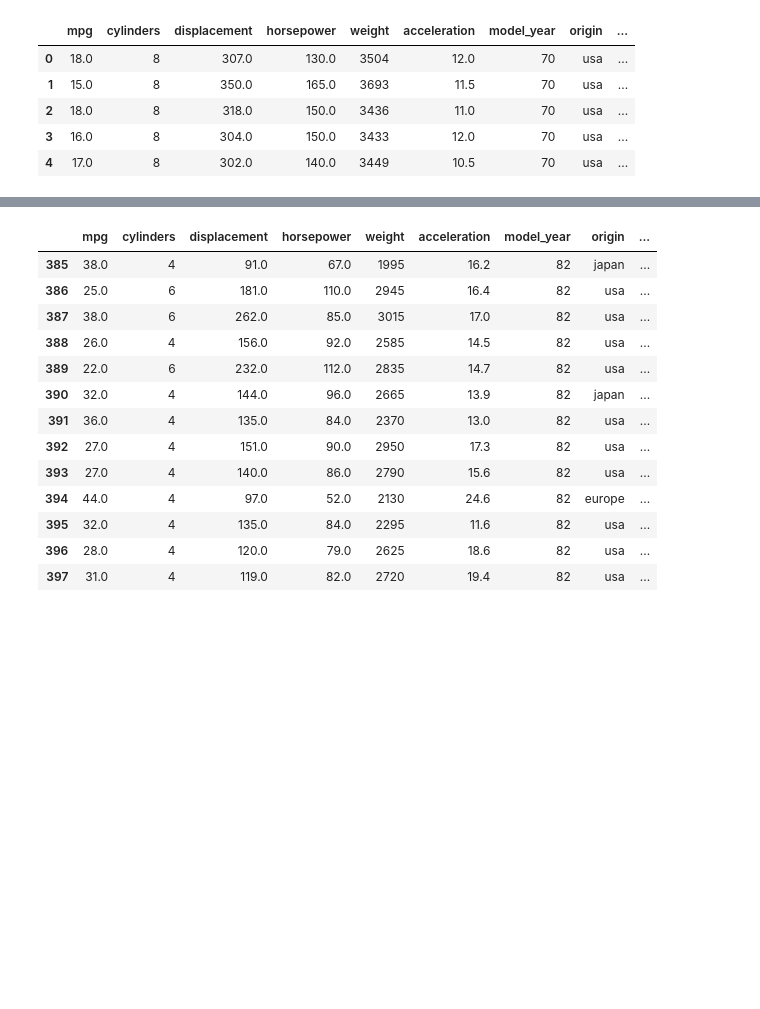
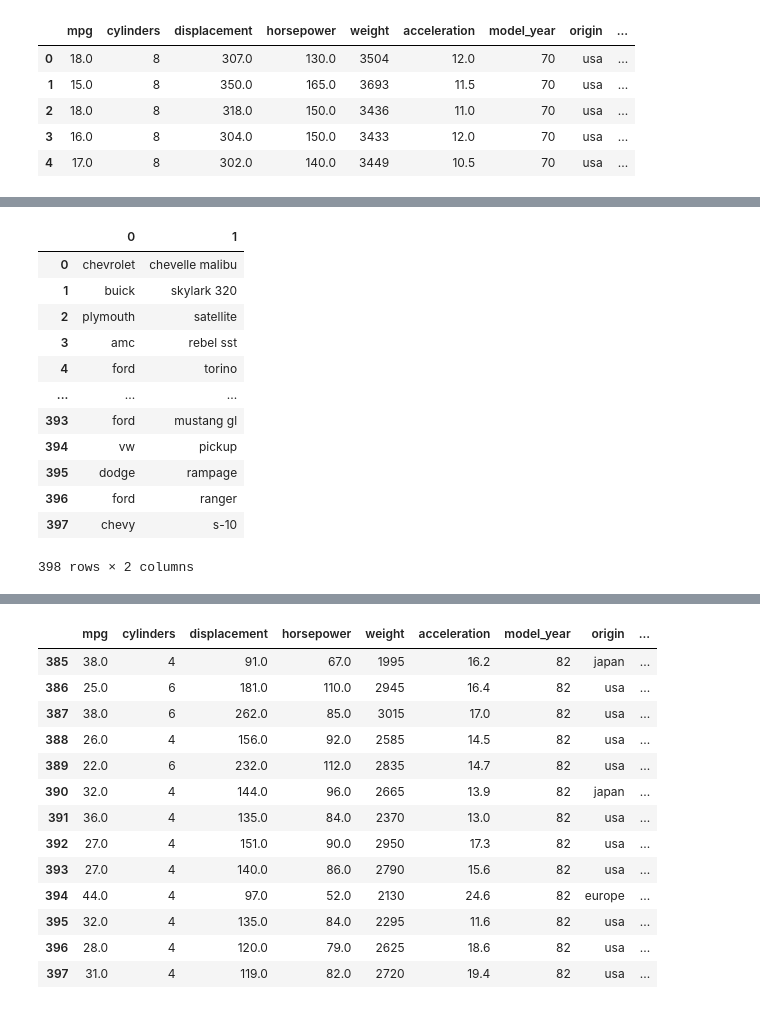
Before and after one commit to WatanabeGabriel/TFMC_test, a Jupyter notebook: GW_DESAFIO_I.ipynb, the cells around one changed output, grey strips where cells are left out. Cells and saved outputs as stored; diff of their text form; code cells hidden in the pictures; blank space fills up the shorter version.

Commit message:
testes com o split

```diff
--- a/GW_DESAFIO_I.ipynb
+++ b/GW_DESAFIO_I.ipynb
@@ -159,0 +170,17 @@ data.head(5)
+# %%
+data1 = data["name"].str.split(" ", n=1, expand= True)
+data1
+# %% [output]
+|  | 0 | 1 |
+| 0 | chevrolet | chevelle malibu |
+| 1 | buick | skylark 320 |
+| 2 | plymouth | satellite |
+| 3 | amc | rebel sst |
+| 4 | ford | torino |
+| ... | ... | ... |
+| 393 | ford | mustang gl |
+| 394 | vw | pickup |
+| 395 | dodge | rampage |
+| 396 | ford | ranger |
+| 397 | chevy | s-10 |
+398 rows × 2 columns
```
Also changed, not shown: parts of 3 cells of this notebook.
